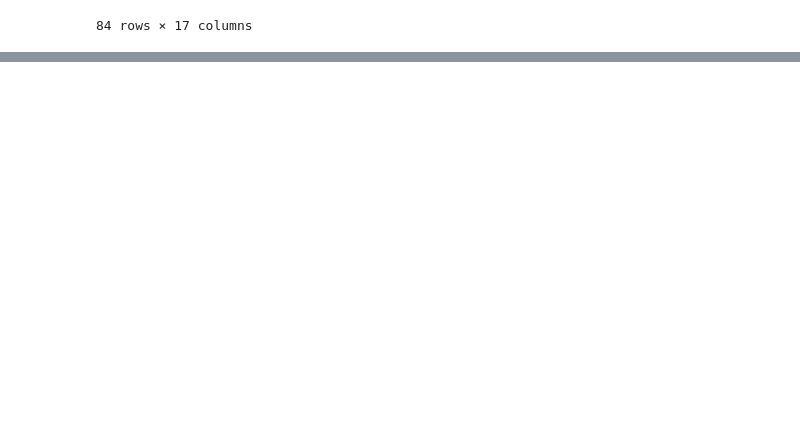
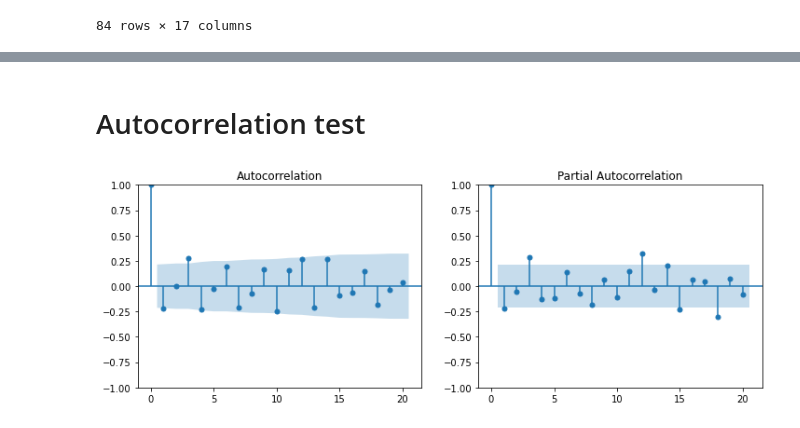
Before and after one commit to jluisjm/Paychex_revenue_forecast, a Jupyter notebook: notebooks/Initial_diagnostic.ipynb, the cells around one changed output, grey strips where cells are left out. Cells and saved outputs as stored; diff of their text form; code cells hidden in the pictures; blank space fills up the shorter version.

```diff
--- a/notebooks/Initial_diagnostic.ipynb
+++ b/notebooks/Initial_diagnostic.ipynb
@@ -69,0 +71,6 @@ for c in df_month.select_dtypes(include=np.number).columns:
+# %% [markdown]
+# Autocorrelation test
+# %%
+autocorrelation_test(df_month['11 Payroll Blended Products'])
+# %% [output]
+[figure, added]
```
Also changed, not shown: parts of 4 cells of this notebook, 3 other files.
